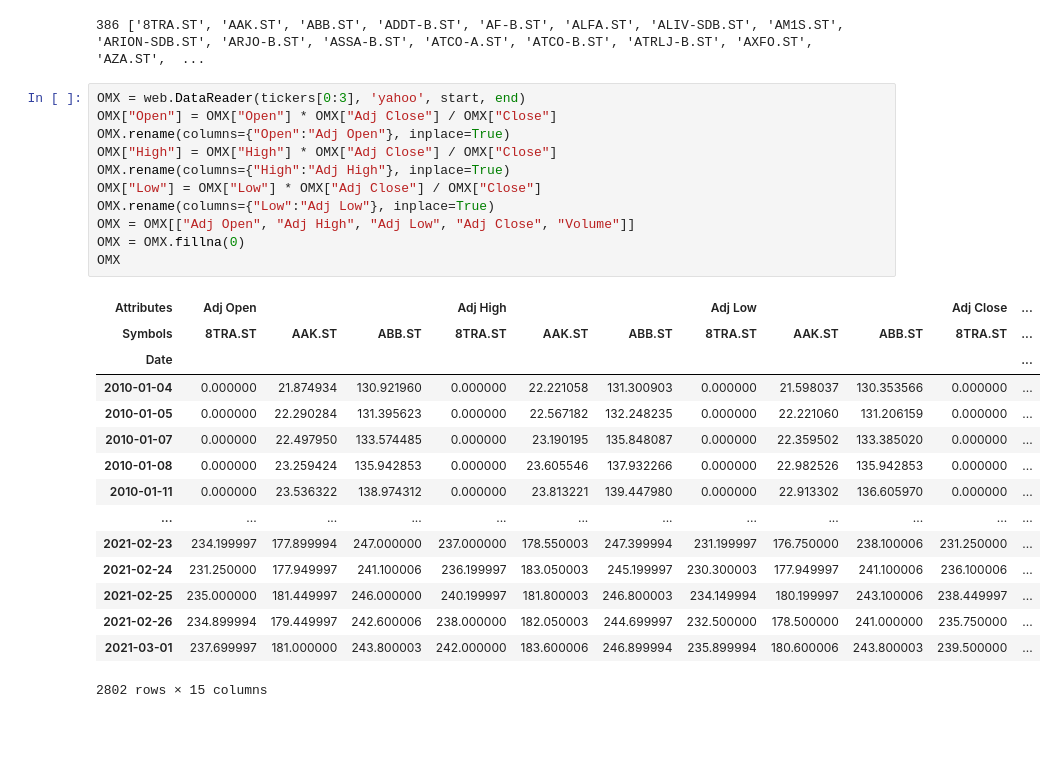
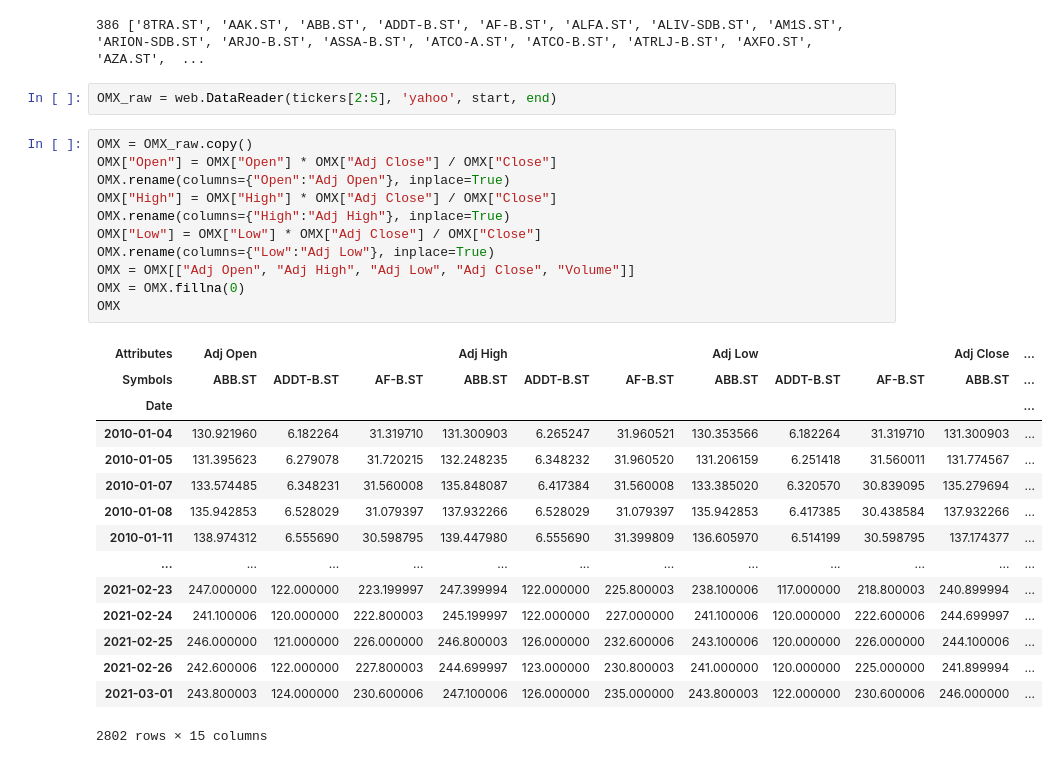
Before and after one commit to tekniktomten/LSTM-for-predicting-returns, a Jupyter notebook: LSTM.ipynb, the cells around one changed output. Saved outputs shown, nothing was run; the diff lists cells and outputs as text; blank space fills up the shorter version.

```diff
--- a/LSTM.ipynb
+++ b/LSTM.ipynb
@@ -14,30 +16,32 @@ for i in range(len(tickers)):
 print(len(tickers), tickers)
 # %% [output]
 386 ['8TRA.ST', 'AAK.ST', 'ABB.ST', 'ADDT-B.ST', 'AF-B.ST', 'ALFA.ST', 'ALIV-SDB.ST', 'AM1S.ST', 'ARION-SDB.ST', 'ARJO-B.ST', 'ASSA-B.ST', 'ATCO-A.ST', 'ATCO-B.ST', 'ATRLJ-B.ST', 'AXFO.ST', 'AZA.ST',  ...
+# %%
+OMX_raw = web.DataReader(tickers[2:5], 'yahoo', start, end)
 # %%
-OMX = web.DataReader(tickers[0:3], 'yahoo', start, end)
+OMX = OMX_raw.copy()
 OMX["Open"] = OMX["Open"] * OMX["Adj Close"] / OMX["Close"]
 OMX.rename(columns={"Open":"Adj Open"}, inplace=True)
 OMX["High"] = OMX["High"] * OMX["Adj Close"] / OMX["Close"]
 OMX.rename(columns={"High":"Adj High"}, inplace=True)
 OMX["Low"] = OMX["Low"] * OMX["Adj Close"] / OMX["Close"]
 OMX.rename(columns={"Low":"Adj Low"}, inplace=True)
 OMX = OMX[["Adj Open", "Adj High", "Adj Low", "Adj Close", "Volume"]]
 OMX = OMX.fillna(0)
 OMX
 # %% [output]
 | Attributes | Adj Open |  |  | Adj High |  |  | Adj Low |  |  | Adj Close | ... |
-| Symbols | 8TRA.ST | AAK.ST | ABB.ST | 8TRA.ST | AAK.ST | ABB.ST | 8TRA.ST | AAK.ST | ABB.ST | 8TRA.ST | ... |
+| Symbols | ABB.ST | ADDT-B.ST | AF-B.ST | ABB.ST | ADDT-B.ST | AF-B.ST | ABB.ST | ADDT-B.ST | AF-B.ST | ABB.ST | ... |
 | Date |  |  |  |  |  |  |  |  |  |  | ... |
-| 2010-01-04 | 0.000000 | 21.874934 | 130.921960 | 0.000000 | 22.221058 | 131.300903 | 0.000000 | 21.598037 | 130.353566 | 0.000000 | ... |
-| 2010-01-05 | 0.000000 | 22.290284 | 131.395623 | 0.000000 | 22.567182 | 132.248235 | 0.000000 | 22.221060 | 131.206159 | 0.000000 | ... |
-| 2010-01-07 | 0.000000 | 22.497950 | 133.574485 | 0.000000 | 23.190195 | 135.848087 | 0.000000 | 22.359502 | 133.385020 | 0.000000 | ... |
-| 2010-01-08 | 0.000000 | 23.259424 | 135.942853 | 0.000000 | 23.605546 | 137.932266 | 0.000000 | 22.982526 | 135.942853 | 0.000000 | ... |
-| 2010-01-11 | 0.000000 | 23.536322 | 138.974312 | 0.000000 | 23.813221 | 139.447980 | 0.000000 | 22.913302 | 136.605970 | 0.000000 | ... |
+| 2010-01-04 | 130.921960 | 6.182264 | 31.319710 | 131.300903 | 6.265247 | 31.960521 | 130.353566 | 6.182264 | 31.319710 | 131.300903 | ... |
+| 2010-01-05 | 131.395623 | 6.279078 | 31.720215 | 132.248235 | 6.348232 | 31.960520 | 131.206159 | 6.251418 | 31.560011 | 131.774567 | ... |
+| 2010-01-07 | 133.574485 | 6.348231 | 31.560008 | 135.848087 | 6.417384 | 31.560008 | 133.385020 | 6.320570 | 30.839095 | 135.279694 | ... |
+| 2010-01-08 | 135.942853 | 6.528029 | 31.079397 | 137.932266 | 6.528029 | 31.079397 | 135.942853 | 6.417385 | 30.438584 | 137.932266 | ... |
+| 2010-01-11 | 138.974312 | 6.555690 | 30.598795 | 139.447980 | 6.555690 | 31.399809 | 136.605970 | 6.514199 | 30.598795 | 137.174377 | ... |
 | ... | ... | ... | ... | ... | ... | ... | ... | ... | ... | ... | ... |
-| 2021-02-23 | 234.199997 | 177.899994 | 247.000000 | 237.000000 | 178.550003 | 247.399994 | 231.199997 | 176.750000 | 238.100006 | 231.250000 | ... |
-| 2021-02-24 | 231.250000 | 177.949997 | 241.100006 | 236.199997 | 183.050003 | 245.199997 | 230.300003 | 177.949997 | 241.100006 | 236.100006 | ... |
-| 2021-02-25 | 235.000000 | 181.449997 | 246.000000 | 240.199997 | 181.800003 | 246.800003 | 234.149994 | 180.199997 | 243.100006 | 238.449997 | ... |
-| 2021-02-26 | 234.899994 | 179.449997 | 242.600006 | 238.000000 | 182.050003 | 244.699997 | 232.500000 | 178.500000 | 241.000000 | 235.750000 | ... |
-| 2021-03-01 | 237.699997 | 181.000000 | 243.800003 | 242.000000 | 183.600006 | 246.899994 | 235.899994 | 180.600006 | 243.800003 | 239.500000 | ... |
+| 2021-02-23 | 247.000000 | 122.000000 | 223.199997 | 247.399994 | 122.000000 | 225.800003 | 238.100006 | 117.000000 | 218.800003 | 240.899994 | ... |
+| 2021-02-24 | 241.100006 | 120.000000 | 222.800003 | 245.199997 | 122.000000 | 227.000000 | 241.100006 | 120.000000 | 222.600006 | 244.699997 | ... |
+| 2021-02-25 | 246.000000 | 121.000000 | 226.000000 | 246.800003 | 126.000000 | 232.600006 | 243.100006 | 120.000000 | 226.000000 | 244.100006 | ... |
+| 2021-02-26 | 242.600006 | 122.000000 | 227.800003 | 244.699997 | 123.000000 | 230.800003 | 241.000000 | 120.000000 | 225.000000 | 241.899994 | ... |
+| 2021-03-01 | 243.800003 | 124.000000 | 230.600006 | 247.100006 | 126.000000 | 235.000000 | 243.800003 | 122.000000 | 230.600006 | 246.000000 | ... |
 2802 rows × 15 columns
```
Also changed, not shown: parts of 11 cells of this notebook.
